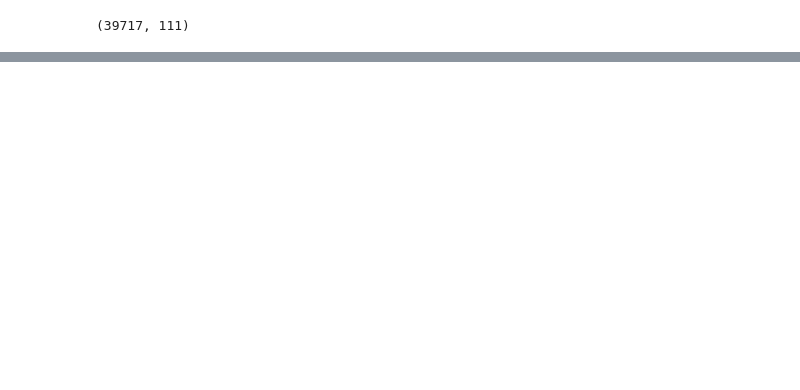
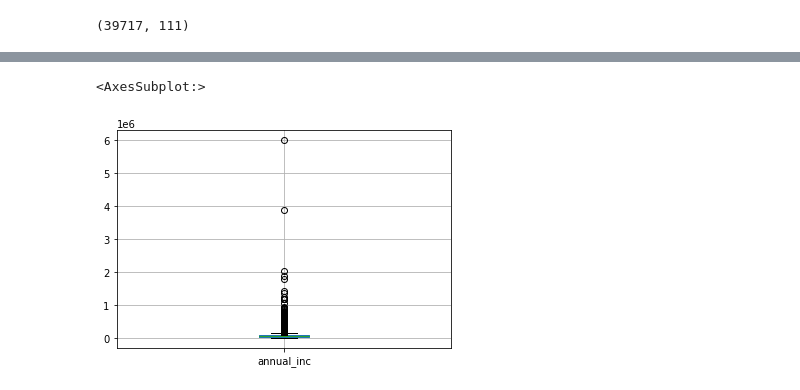
Before and after one commit to satyanarayana25/Leading-club-case-study, a Jupyter notebook: Leading club case study.ipynb, the cells around one changed output, grey strips where cells are left out. Saved outputs shown, nothing was run; the diff lists cells and outputs as text; code cells hidden in the pictures; blank space fills up the shorter version.

```diff
--- a/Leading club case study.ipynb
+++ b/Leading club case study.ipynb
@@ -79,0 +118,5 @@ Length: 111, dtype: int64
+# %%
+df.boxplot(column='annual_inc')
+# %% [output]
+<AxesSubplot:>
+[figure, added]
```
Also changed, not shown: parts of 42 cells of this notebook.
